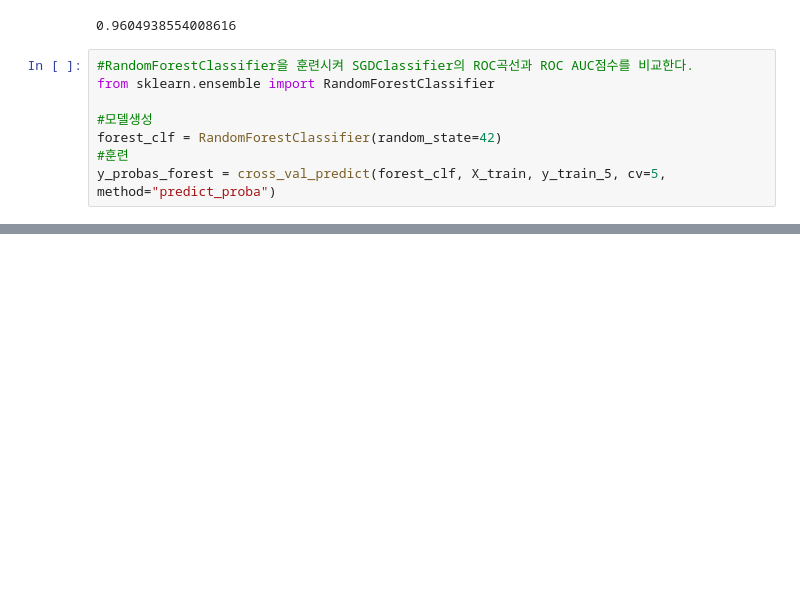
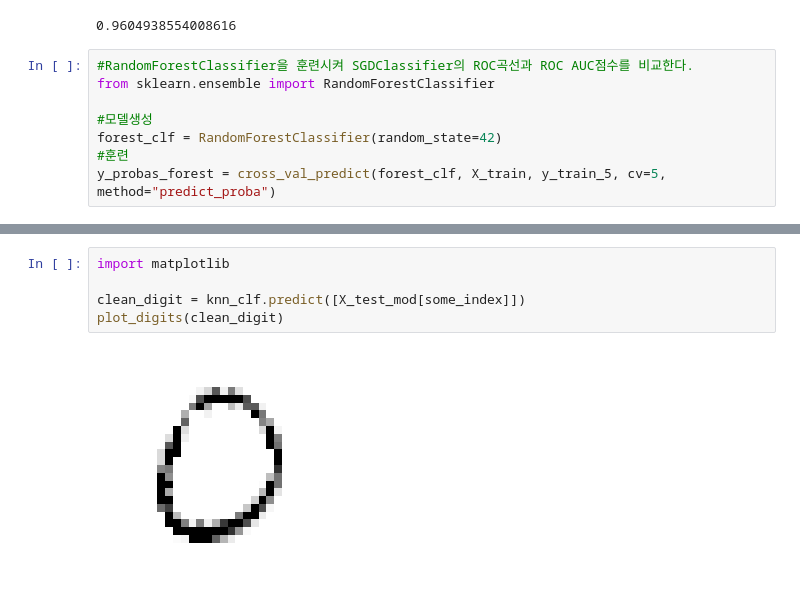
Before and after one commit to kimhwijin/HandsOnMachineLearing, a Jupyter notebook: Classifier_3.ipynb, the cells around one changed output, grey strips where cells are left out. Saved outputs shown, nothing was run; the diff lists cells and outputs as text; blank space fills up the shorter version.

```diff
--- a/Classifier_3.ipynb
+++ b/Classifier_3.ipynb
@@ -225,0 +352,7 @@ print(some_digit_scores)
+# %%
+import matplotlib
+
+clean_digit = knn_clf.predict([X_test_mod[some_index]])
+plot_digits(clean_digit)
+# %% [output]
+[figure, added]
```
Also changed, not shown: parts of 14 cells of this notebook.
